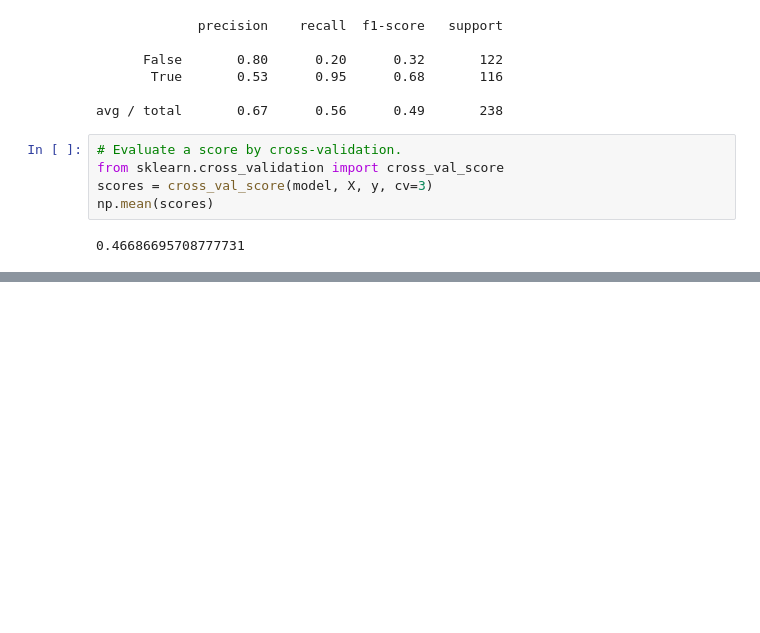
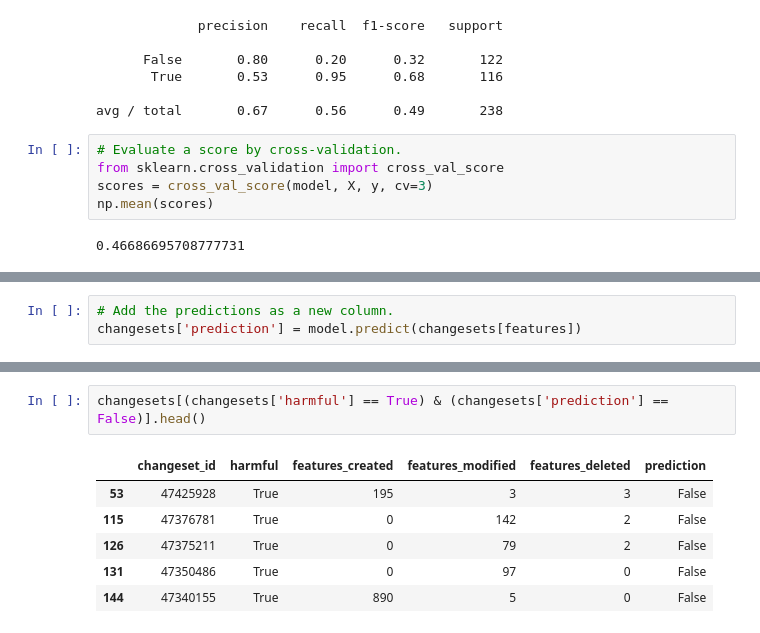
Before and after one commit to matiskay/gabbar, a Jupyter notebook: analysis/full-changesets/full_changesets.ipynb, the cells around one changed output, grey strips where cells are left out. Cells and saved outputs as stored; diff of their text form; blank space fills up the shorter version.

```diff
--- a/analysis/full-changesets/full_changesets.ipynb
+++ b/analysis/full-changesets/full_changesets.ipynb
@@ -160,0 +122,3 @@ plt.tight_layout()
+# %%
+# Add the predictions as a new column.
+changesets['prediction'] = model.predict(changesets[features])
@@ -160,0 +147,9 @@ plt.tight_layout()
+# %%
+changesets[(changesets['harmful'] == True) & (changesets['prediction'] == False)].head()
+# %% [output]
+|  | changeset_id | harmful | features_created | features_modified | features_deleted | prediction |
+| 53 | 47425928 | True | 195 | 3 | 3 | False |
+| 115 | 47376781 | True | 0 | 142 | 2 | False |
+| 126 | 47375211 | True | 0 | 79 | 2 | False |
+| 131 | 47350486 | True | 0 | 97 | 0 | False |
+| 144 | 47340155 | True | 890 | 5 | 0 | False |
```
Also changed, not shown: parts of 15 cells of this notebook.
